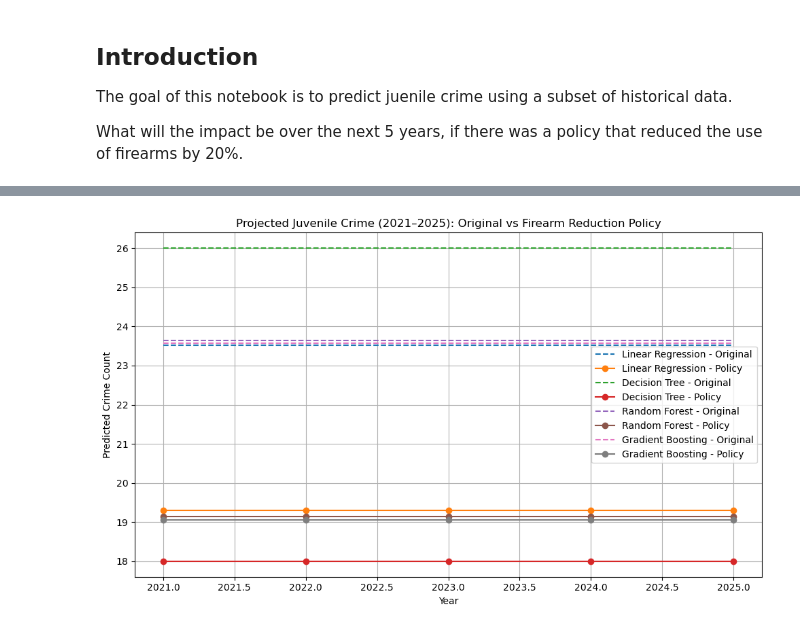
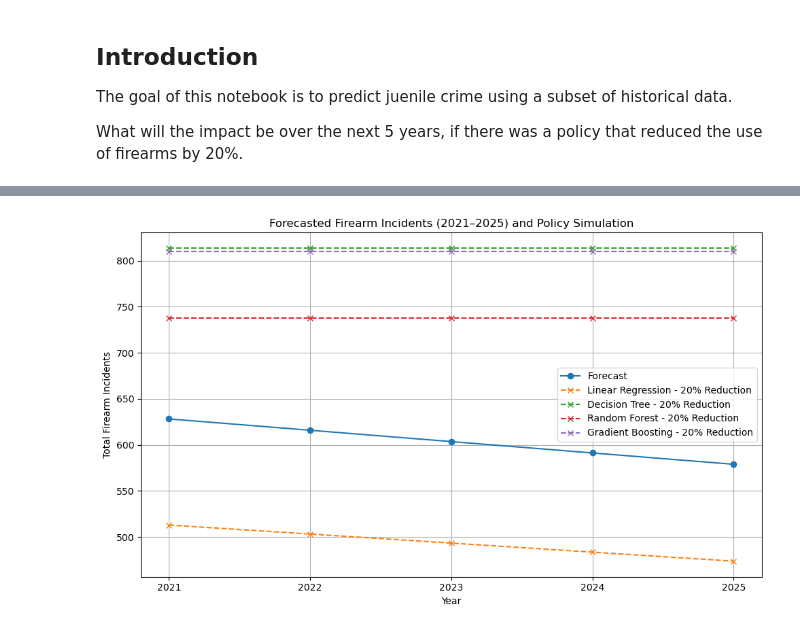
Before and after one commit to nsano1/CSE572FinalProject, a Jupyter notebook: policy_simulation.ipynb, the cells around one changed output, grey strips where cells are left out. Drawn from its saved outputs; the diff is of its cells as text; code cells hidden in the pictures.

```diff
--- a/policy_simulation.ipynb
+++ b/policy_simulation.ipynb
@@ -35,0 +32,6 @@ X_train, X_test, y_train, y_test = train_test_split(X, y, test_size=0.2, random_
+# %%
+# Group by Year (national total)
+national_data = raw_data.groupby("Year")[["Firearm", "Knife", "Blunt object", "Personal", "Other/unknown Weapon", "Total"]].sum().reset_index()
+
+print(national_data.head())
+print(national_data.shape)
@@ -101,18 +110,12 @@ simulated_data['Firearm'] *= 0.8  # Apply 20% reduction in firearm usage
 # %%
-# Define the model features explicitly
-model_features = ['Year', 'Firearm', 'Knife', 'Blunt object', 'Personal']
-
-final_future_X = future_data[model_features]  # Use the same features as before
-final_simulated_X = simulated_data[model_features]  # Same here for the simulated data
-
-# Predict future crimes for original and simulated scenarios
-print("Policy Simulation Results:\n")
+# Simulate policy changes: Assume a 20% reduction in firearm incidents
+print("\nPolicy Simulation Results:\n")
 for name, result in model_results.items():
     model = result["model"]
 
-    # Predictions for the original and simulated scenarios
-    pred_original = model.predict(final_future_X)
-    pred_policy = model.predict(final_simulated_X)
+    # Predictions for the original and simulated scenarios (2021-2025)
+    pred_original = model.predict(firearm_forecast["Year"].values.reshape(-1, 1))
+    pred_policy = pred_original * 0.8  # Simulate a 20% reduction in firearm incidents
 
     # Calculate the average predicted crime count and the change in incidents
     avg_original = np.mean(pred_original)
@@ -143,16 +146,25 @@ Gradient Boosting - Change: -4.50 incidents
-# %%
-# Plot the results for the original and policy scenarios
-plt.figure(figsize=(10, 6))
-for name in model_results:
-    plt.plot(future_years, model_results[name]['model'].predict(final_future_X), label=f"{name} - Original", linestyle='--')
-    plt.plot(future_years, model_results[name]['model'].predict(final_simulated_X), label=f"{name} - Policy", marker='o')
-
-plt.title("Projected Juvenile Crime (2021–2025): Original vs Firearm Reduction Policy")
-plt.xlabel("Year")
-plt.ylabel("Predicted Crime Count")
-plt.legend()
-plt.grid(True)
-plt.tight_layout()
-plt.show()
-# %% [output]
-[figure, removed]
+# %%
+plt.figure(figsize=(10, 6))
+plt.plot(firearm_forecast["Year"], firearm_forecast["Predicted_Firearm"], label="Forecast", marker='o')
+
+# Plot the policy simulated results (20% reduction) for each model
+for model_name, result in model_results.items():
+    model = result["model"]
+
+    # Simulate a 20% reduction
+    pred_original = model.predict(firearm_forecast["Year"].values.reshape(-1, 1))
+    pred_policy = pred_original * 0.8
+
+    # Plot the reduction scenario
+    plt.plot(firearm_forecast["Year"], pred_policy, label=f"{model_name} - 20% Reduction", linestyle='--', marker='x')
+
+plt.title("Forecasted Firearm Incidents (2021–2025) and Policy Simulation")
+plt.xlabel("Year")
+plt.ylabel("Total Firearm Incidents")
+plt.xticks(firearm_forecast["Year"])
+plt.legend()
+plt.grid(True)
+plt.tight_layout()
+plt.show()
+# %% [output]
+[figure, added]
```
Also changed, not shown: parts of 15 cells of this notebook.
